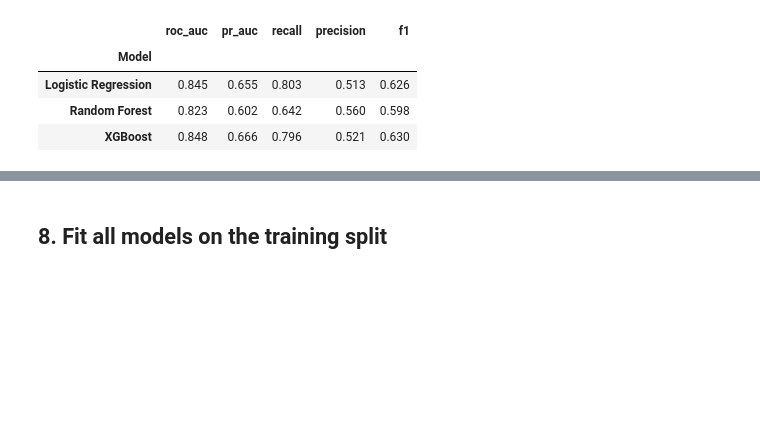
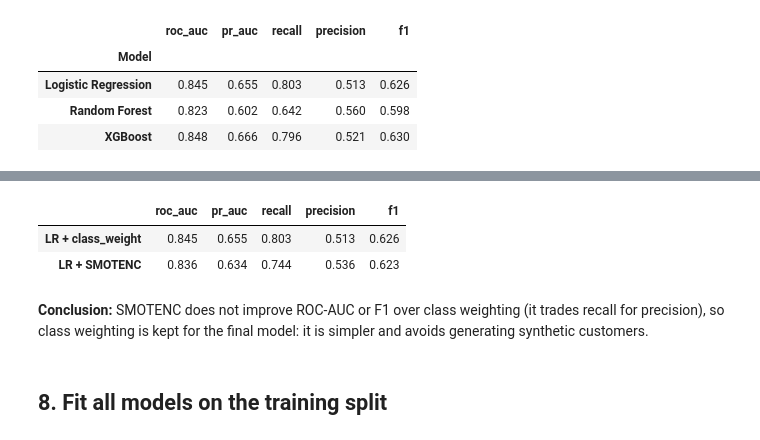
Before and after one commit to mahee0802/FUTURE_ML_02, a Jupyter notebook: notebook/ML_2.ipynb, the cells around one changed output, grey strips where cells are left out. Cells and saved outputs as stored; diff of their text form; code cells hidden in the pictures; blank space fills up the shorter version.

```diff
--- a/notebook/ML_2.ipynb
+++ b/notebook/ML_2.ipynb
@@ -168,3 +173,42 @@ cv_results
+# %%
+# pip install imbalanced-learn
+from imblearn.pipeline import Pipeline as ImbPipeline
+from imblearn.over_sampling import SMOTENC
+from sklearn.preprocessing import OrdinalEncoder
+
+n_num = len(num_cols)
+cat_pos = list(range(n_num, n_num + len(cat_cols)))      # categorical column positions after step 1
+
+# 1) numeric passthrough + ordinal-encode categoricals (SMOTENC needs integer codes)
+ordinal = ColumnTransformer([('num', 'passthrough', num_cols),
+                             ('cat', OrdinalEncoder(), cat_cols)])
+# 2) after resampling: scale numerics, one-hot the categoricals
+onehot = ColumnTransformer([('num', StandardScaler(), list(range(n_num))),
+                            ('cat', OneHotEncoder(handle_unknown='ignore'), cat_pos)])
+
+smote_lr = ImbPipeline([
+    ('ord', ordinal),
+    ('smote', SMOTENC(categorical_features=cat_pos, random_state=RANDOM_STATE)),
+    ('ohe', onehot),
+    ('clf', LogisticRegression(max_iter=1000)),          # no class_weight: SMOTE handles the imbalance
+])
+
+scoring = ['roc_auc', 'average_precision', 'recall', 'precision', 'f1']
+smote_cv = cross_validate(smote_lr, X, y, cv=cv, scoring=scoring)
+smote_row = {k[5:]: round(v.mean(), 3) for k, v in smote_cv.items() if k.startswith('test_')}
+smote_row['pr_auc'] = smote_row.pop('average_precision')
+
+comparison = pd.DataFrame({
+    'LR + class_weight': cv_results.loc['Logistic Regression'],
+    'LR + SMOTENC': pd.Series(smote_row),
+}).T[['roc_auc', 'pr_auc', 'recall', 'precision', 'f1']]
+comparison
+# %% [output]
+|  | roc_auc | pr_auc | recall | precision | f1 |
+| LR + class_weight | 0.845 | 0.655 | 0.803 | 0.513 | 0.626 |
+| LR + SMOTENC | 0.836 | 0.634 | 0.744 | 0.536 | 0.623 |
+# %% [markdown]
+**Conclusion:** SMOTENC does not improve ROC-AUC or F1 over class weighting (it trades recall for precision), so class weighting is kept for the final model: it is simpler and avoids generating synthetic customers.
 # %% [markdown]
 ## 8. Fit all models on the training split
 # %%
```
Also changed, not shown: parts of 8 cells of this notebook, 2 other files.
